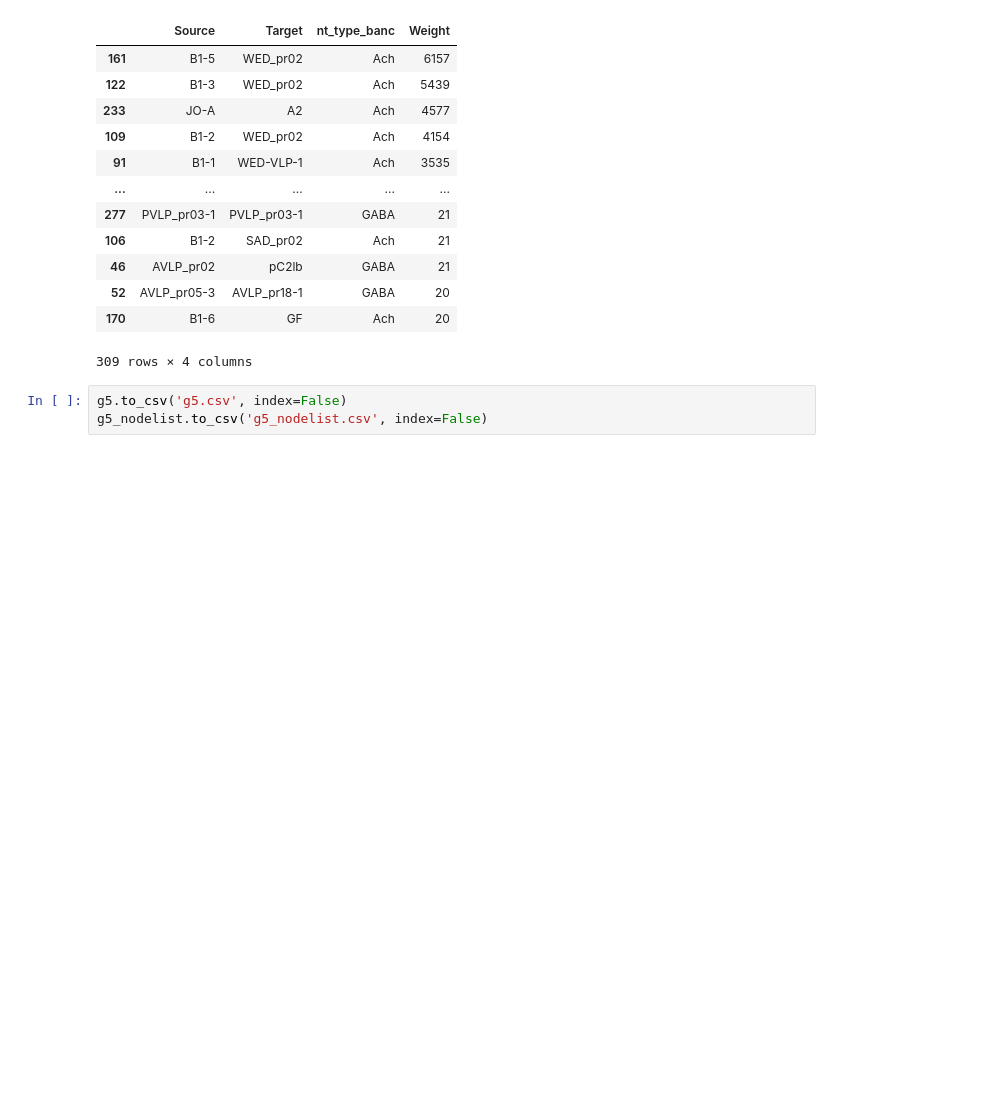
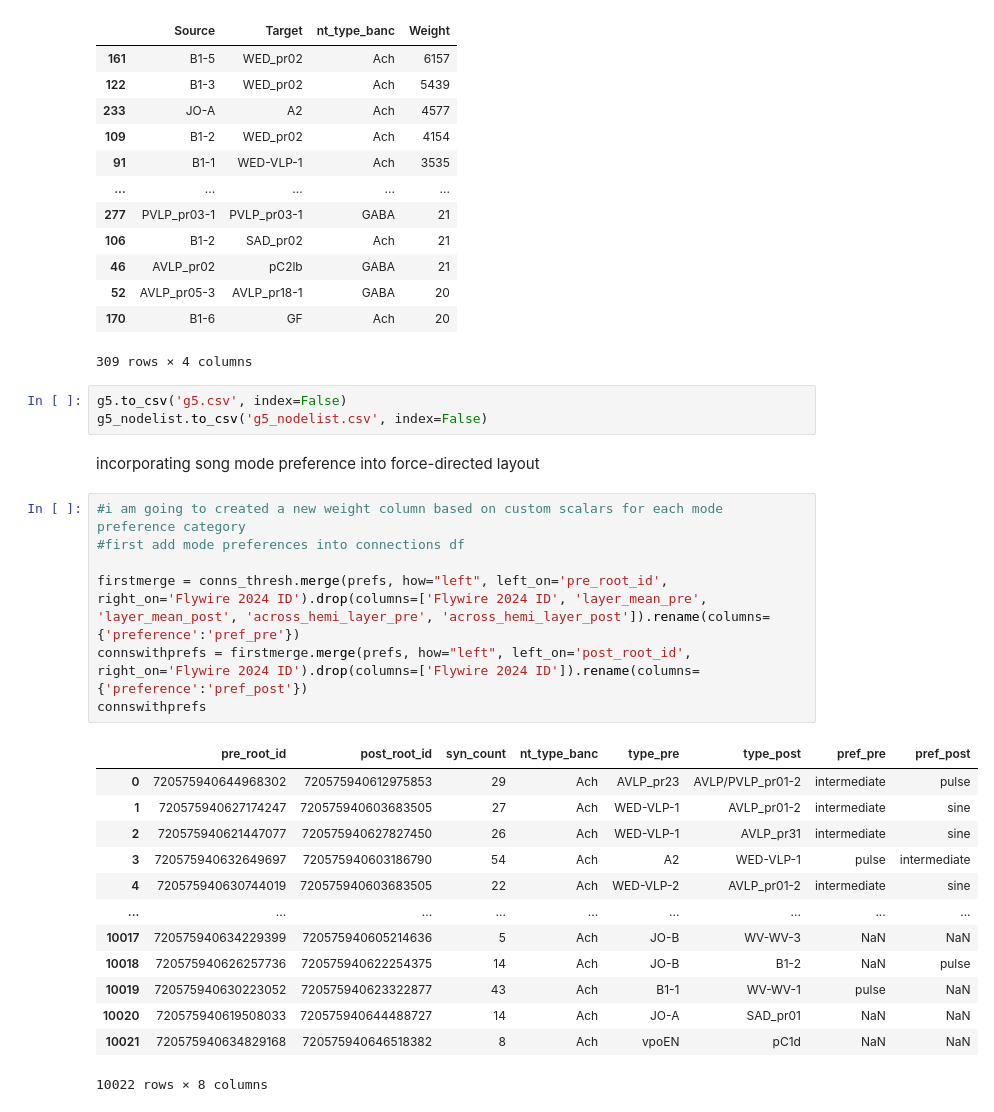
Before and after one commit to grace-cai08/sp25, a Jupyter notebook: wiringdgrm.ipynb, the cells around one changed output. Saved outputs shown, nothing was run; the diff lists cells and outputs as text; blank space fills up the shorter version.

Commit message:
tried adding scalar column to influence force direction with mode preference

```diff
--- a/wiringdgrm.ipynb
+++ b/wiringdgrm.ipynb
@@ -479,3 +480,26 @@ g5
 # %%
 g5.to_csv('g5.csv', index=False)
 g5_nodelist.to_csv('g5_nodelist.csv', index=False)
+# %% [markdown]
+incorporating song mode preference into force-directed layout
+# %%
+#i am going to created a new weight column based on custom scalars for each mode preference category
+#first add mode preferences into connections df
+
+firstmerge = conns_thresh.merge(prefs, how="left", left_on='pre_root_id', right_on='Flywire 2024 ID').drop(columns=['Flywire 2024 ID', 'layer_mean_pre', 'layer_mean_post', 'across_hemi_layer_pre', 'across_hemi_layer_post']).rename(columns={'preference':'pref_pre'})
+connswithprefs = firstmerge.merge(prefs, how="left", left_on='post_root_id', right_on='Flywire 2024 ID').drop(columns=['Flywire 2024 ID']).rename(columns={'preference':'pref_post'})
+connswithprefs
+# %% [output]
+|  | pre_root_id | post_root_id | syn_count | nt_type_banc | type_pre | type_post | pref_pre | pref_post |
+| 0 | 720575940644968302 | 720575940612975853 | 29 | Ach | AVLP_pr23 | AVLP/PVLP_pr01-2 | intermediate | pulse |
+| 1 | 720575940627174247 | 720575940603683505 | 27 | Ach | WED-VLP-1 | AVLP_pr01-2 | intermediate | sine |
+| 2 | 720575940621447077 | 720575940627827450 | 26 | Ach | WED-VLP-1 | AVLP_pr31 | intermediate | sine |
+| 3 | 720575940632649697 | 720575940603186790 | 54 | Ach | A2 | WED-VLP-1 | pulse | intermediate |
+| 4 | 720575940630744019 | 720575940603683505 | 22 | Ach | WED-VLP-2 | AVLP_pr01-2 | intermediate | sine |
+| ... | ... | ... | ... | ... | ... | ... | ... | ... |
+| 10017 | 720575940634229399 | 720575940605214636 | 5 | Ach | JO-B | WV-WV-3 | NaN | NaN |
+| 10018 | 720575940626257736 | 720575940622254375 | 14 | Ach | JO-B | B1-2 | NaN | pulse |
+| 10019 | 720575940630223052 | 720575940623322877 | 43 | Ach | B1-1 | WV-WV-1 | pulse | NaN |
+| 10020 | 720575940619508033 | 720575940644488727 | 14 | Ach | JO-A | SAD_pr01 | NaN | NaN |
+| 10021 | 720575940634829168 | 720575940646518382 | 8 | Ach | vpoEN | pC1d | NaN | NaN |
+10022 rows × 8 columns
```
Also changed, not shown: parts of 5 cells of this notebook.
